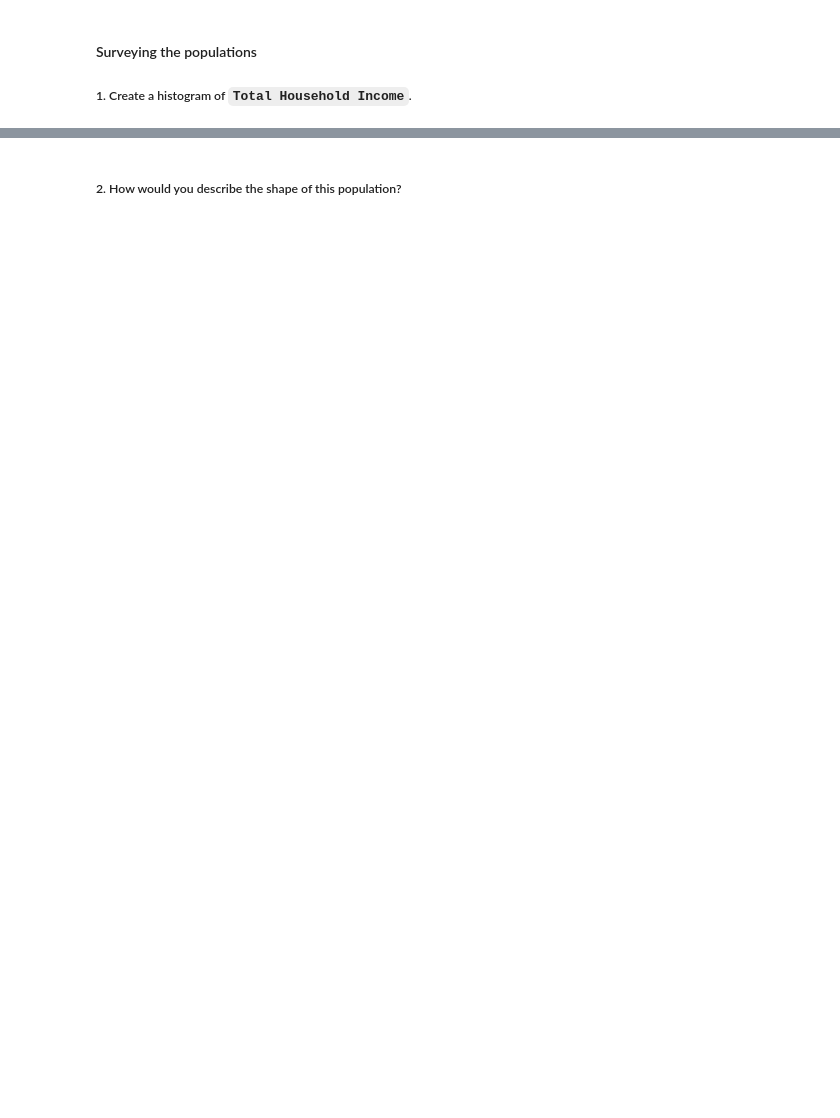
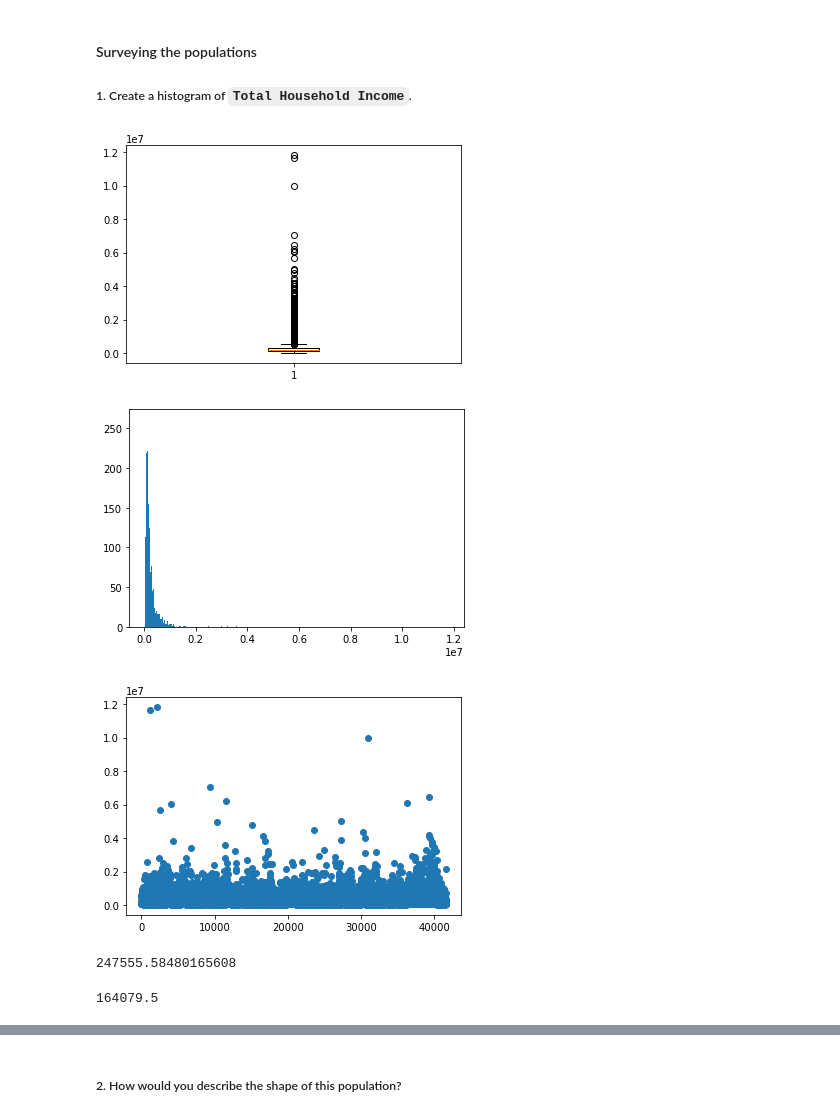
Before and after one commit to NPHansen/DS_AI, a Jupyter notebook: Lab 2/IOD_Lab 2.1.3.ipynb, the cells around one changed output, grey strips where cells are left out. Drawn from its saved outputs; the diff is of its cells as text; code cells hidden in the pictures; blank space fills up the shorter version.

```diff
--- a/Lab 2/IOD_Lab 2.1.3.ipynb
+++ b/Lab 2/IOD_Lab 2.1.3.ipynb
@@ -40,0 +165,19 @@ house_hold_csv = "Family Income and Expenditure.csv"
+# %%
+# ANSWER
+_ = plt.boxplot(x='total_household_income', data=fies)
+plt.show()
+_ = plt.hist(x='total_household_income', data=fies, bins=(int(len(fies)/4)))
+plt.show()
+_ = plt.scatter(y='total_household_income', x=range(len(fies)), data=fies)
+# %% [output]
+[figure, added]
+[figure, added]
+[figure, added]
+# %%
+fies.total_household_income.mean()
+# %% [output]
+247555.58480165608
+# %%
+fies.total_household_income.median()
+# %% [output]
+164079.5
```
Also changed, not shown: parts of 37 cells of this notebook.
